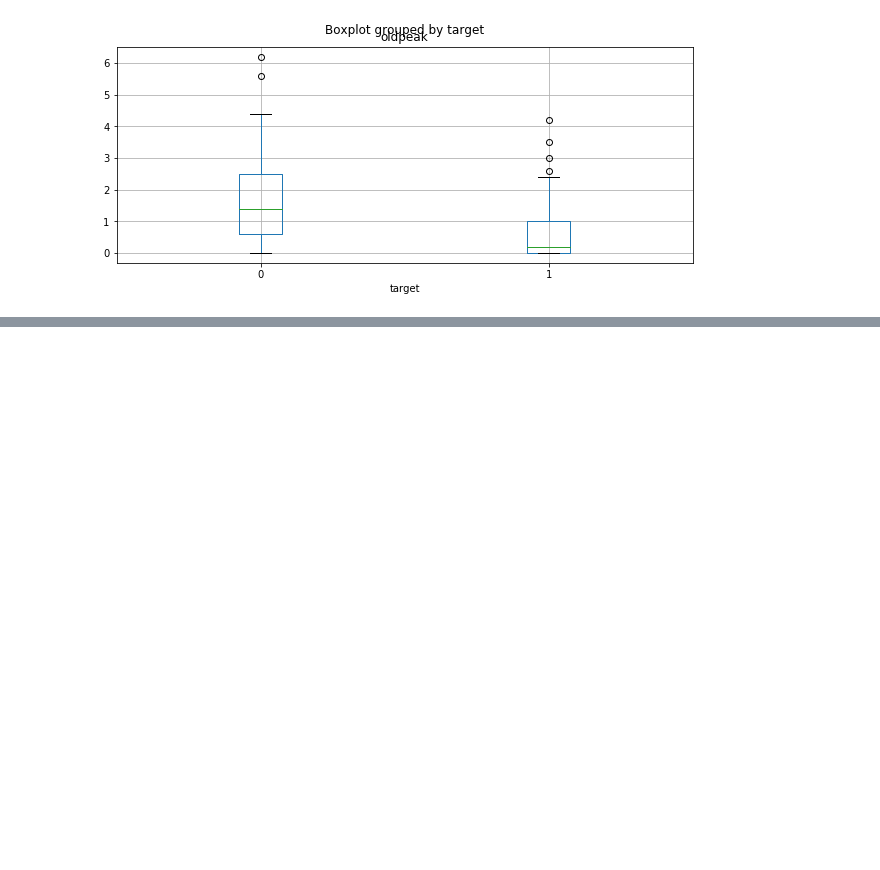
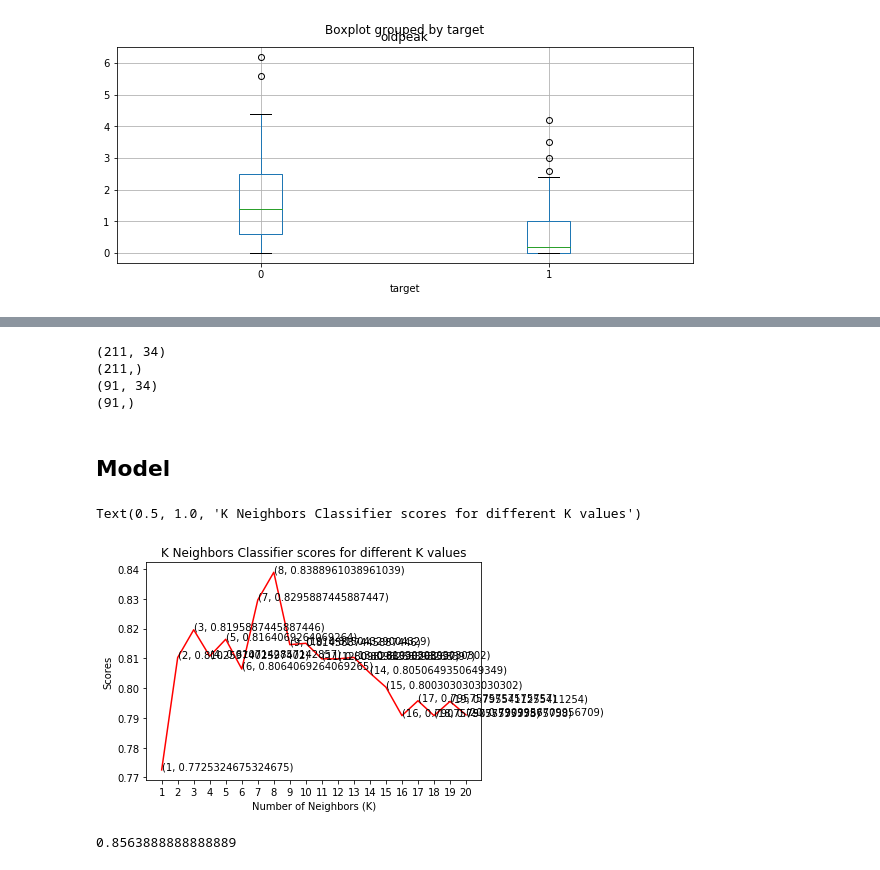
Before and after one commit to geoishan/Predicting-Heart-Disease, a Jupyter notebook: Predicting-Heart-Disease.ipynb, the cells around one changed output, grey strips where cells are left out. Drawn from its saved outputs; the diff is of its cells as text; code cells hidden in the pictures; blank space fills up the shorter version.

```diff
--- a/Predicting-Heart-Disease.ipynb
+++ b/Predicting-Heart-Disease.ipynb
@@ -112,0 +164,6 @@ for i in df_continues_var:
+# %%
+from sklearn.model_selection import train_test_split
+from sklearn.preprocessing import StandardScaler
+standardScaler = StandardScaler()
+columns_to_scale = ['trestbps', 'chol', 'thalach', 'oldpeak']
+dataset[columns_to_scale] = standardScaler.fit_transform(dataset[columns_to_scale])
@@ -112,0 +186,18 @@ for i in df_continues_var:
+# %%
+y = dataset['target']
+X = dataset.drop(['target'], axis = 1)
+# %%
+from sklearn.model_selection import train_test_split
+X_train, X_test, y_train, y_test = train_test_split(X, y, test_size=0.3, random_state=42)
+# %%
+print(X_train.shape)
+print(y_train.shape)
+print(X_test.shape)
+print(y_test.shape)
+# %% [output]
+(211, 34)
+(211,)
+(91, 34)
+(91,)
+# %% [markdown]
+## Model
@@ -112,0 +208,18 @@ for i in df_continues_var:
+# %%
+from sklearn.model_selection import cross_val_score
+knn_scores = []
+for k in range(1,21):
+    knn_classifier = KNeighborsClassifier(n_neighbors = k)
+    score=cross_val_score(knn_classifier,X_train,y_train,cv=10)
+    knn_scores.append(score.mean())
+# %%
+plt.plot([k for k in range(1, 21)], knn_scores, color = 'red')
+for i in range(1,21):
+    plt.text(i, knn_scores[i-1], (i, knn_scores[i-1]))
+plt.xticks([i for i in range(1, 21)])
+plt.xlabel('Number of Neighbors (K)')
+plt.ylabel('Scores')
+plt.title('K Neighbors Classifier scores for different K values')
+# %% [output]
+Text(0.5, 1.0, 'K Neighbors Classifier scores for different K values')
+[figure, added]
@@ -112,0 +230,4 @@ for i in df_continues_var:
+# %%
+score.mean()
+# %% [output]
+0.8563888888888889
```
Also changed, not shown: parts of 21 cells of this notebook.
